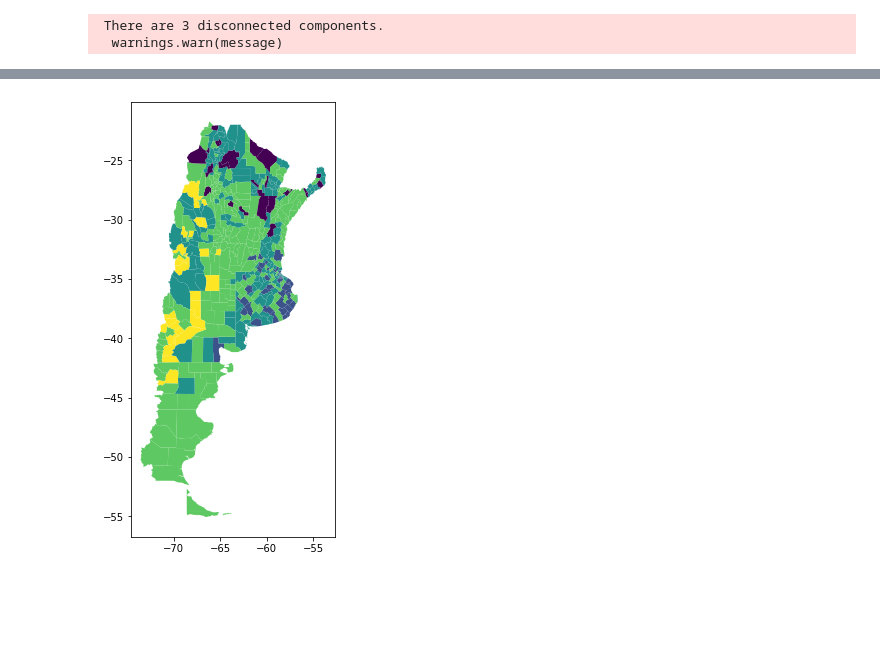
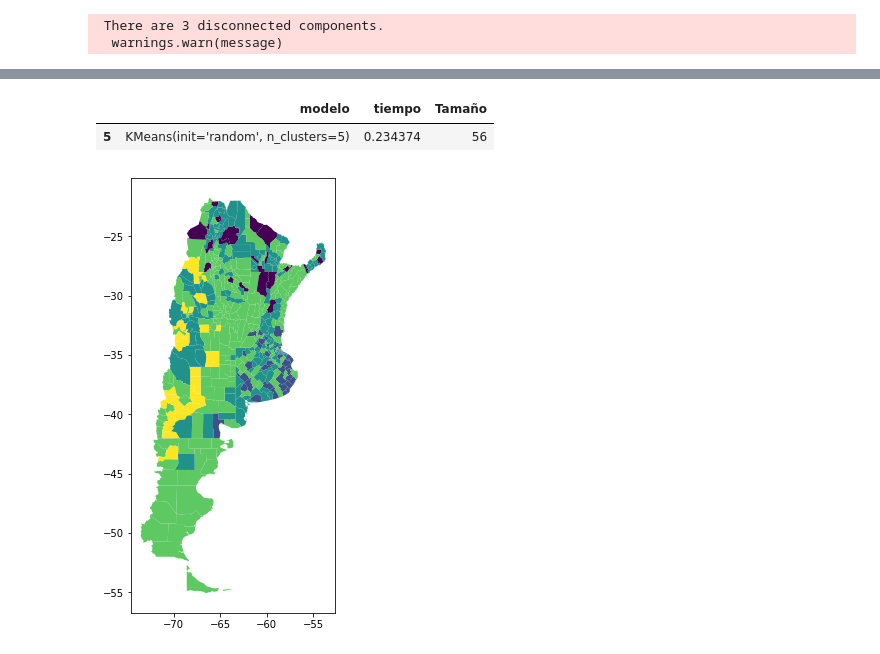
Before and after one commit to pabanib/covid, a Jupyter notebook: Untitled2.ipynb, the cells around one changed output, grey strips where cells are left out. Saved outputs shown, nothing was run; the diff lists cells and outputs as text; code cells hidden in the pictures; blank space fills up the shorter version.

```diff
--- a/Untitled2.ipynb
+++ b/Untitled2.ipynb
@@ -121,3 +130,8 @@ mapa_grupos(kmeans)
+# %%
+kmeans.best_model_
+# %% [output]
+|  | modelo | tiempo | Tamaño |
+| 5 | KMeans(init='random', n_clusters=5) | 0.234374 | 56 |
 # %%
 hyperparam_aglo = {'n_clusters':[ 5, 10, 15, 20, 25, 30, 35, 40, 45, 50, 55, 60, 65, 70, 75, 80, 85,
         90, 95],
```
Also changed, not shown: parts of 4 cells of this notebook, 1 other file.
